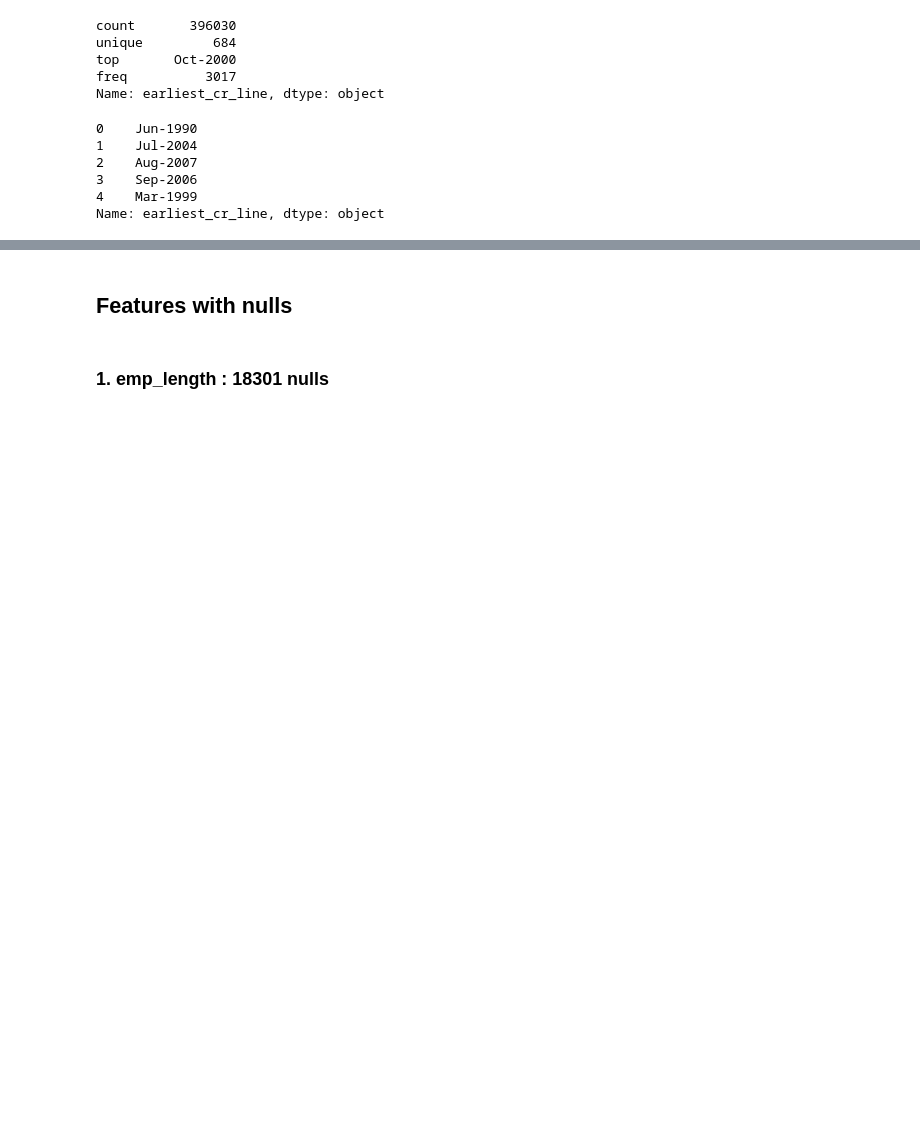
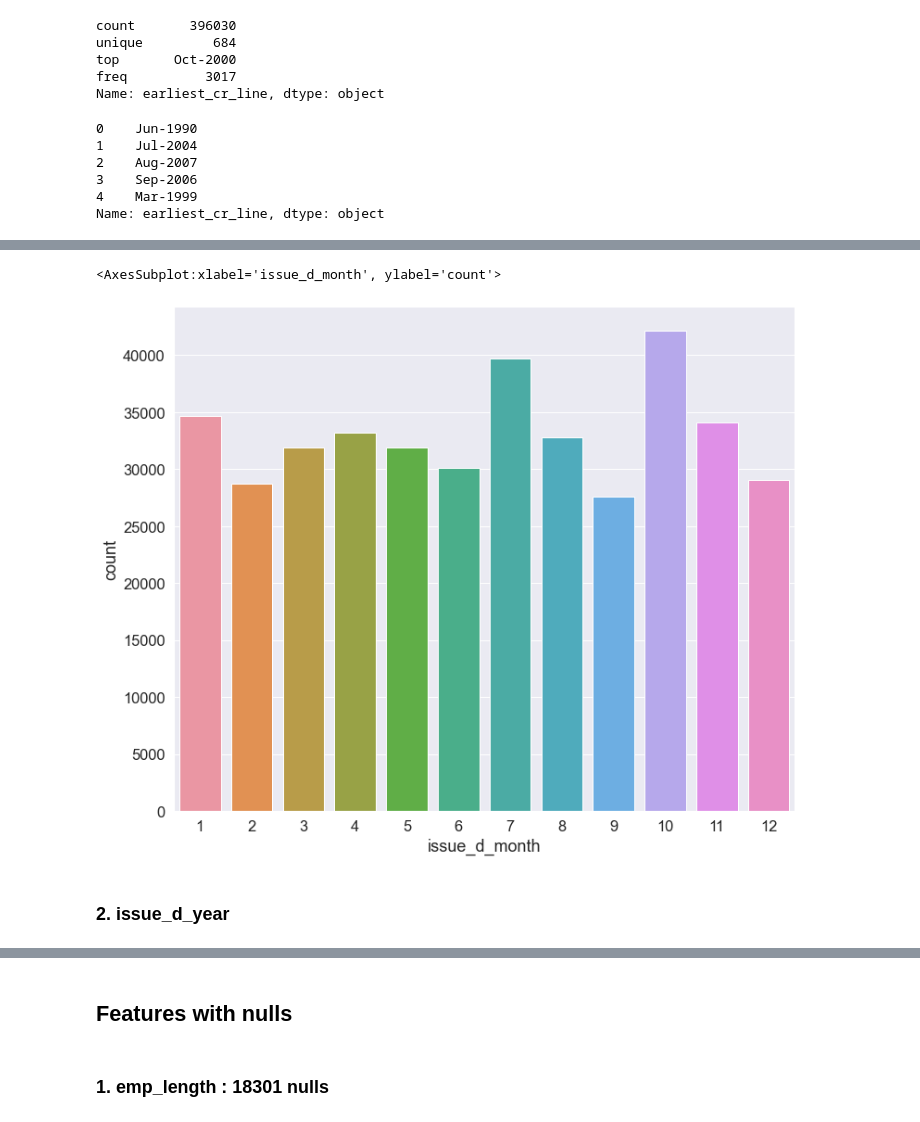
Before and after one commit to Ganesh4693/Lending-Club, a Jupyter notebook: lending.ipynb, the cells around one changed output, grey strips where cells are left out. Drawn from its saved outputs; the diff is of its cells as text; code cells hidden in the pictures; blank space fills up the shorter version.

```diff
--- a/lending.ipynb
+++ b/lending.ipynb
@@ -1036,0 +1019,3 @@ Name: earliest_cr_line, dtype: object
+# %%
+data3['issue_d_year']=data3.issue_d.apply(lambda x:x.year)
+data3.issue_d_year
@@ -1036,0 +1037,3 @@ Name: earliest_cr_line, dtype: object
+# %%
+data3['earliest_cr_line_month']=data3.earliest_cr_line.apply(lambda x:x.month)
+data3.earliest_cr_line_month
@@ -1036,0 +1053,3 @@ Name: earliest_cr_line, dtype: object
+# %%
+data3['earliest_cr_line_year']=data3.earliest_cr_line.apply(lambda x:x.year)
+data3.earliest_cr_line_year
@@ -1036,0 +1091,3 @@ Name: earliest_cr_line, dtype: object
+# %%
+data3.drop(['issue_d','earliest_cr_line'],axis=1,inplace=True)
+data3.info()
@@ -1036,0 +1132,8 @@ Name: earliest_cr_line, dtype: object
+# %%
+plt.figure(figsize=(12,10))
+sns.countplot(data=data3,x='issue_d_month')
+# %% [output]
+<AxesSubplot:xlabel='issue_d_month', ylabel='count'>
+[figure, added]
+# %% [markdown]
+### 2. issue_d_year
```
Also changed, not shown: parts of 43 cells of this notebook.
